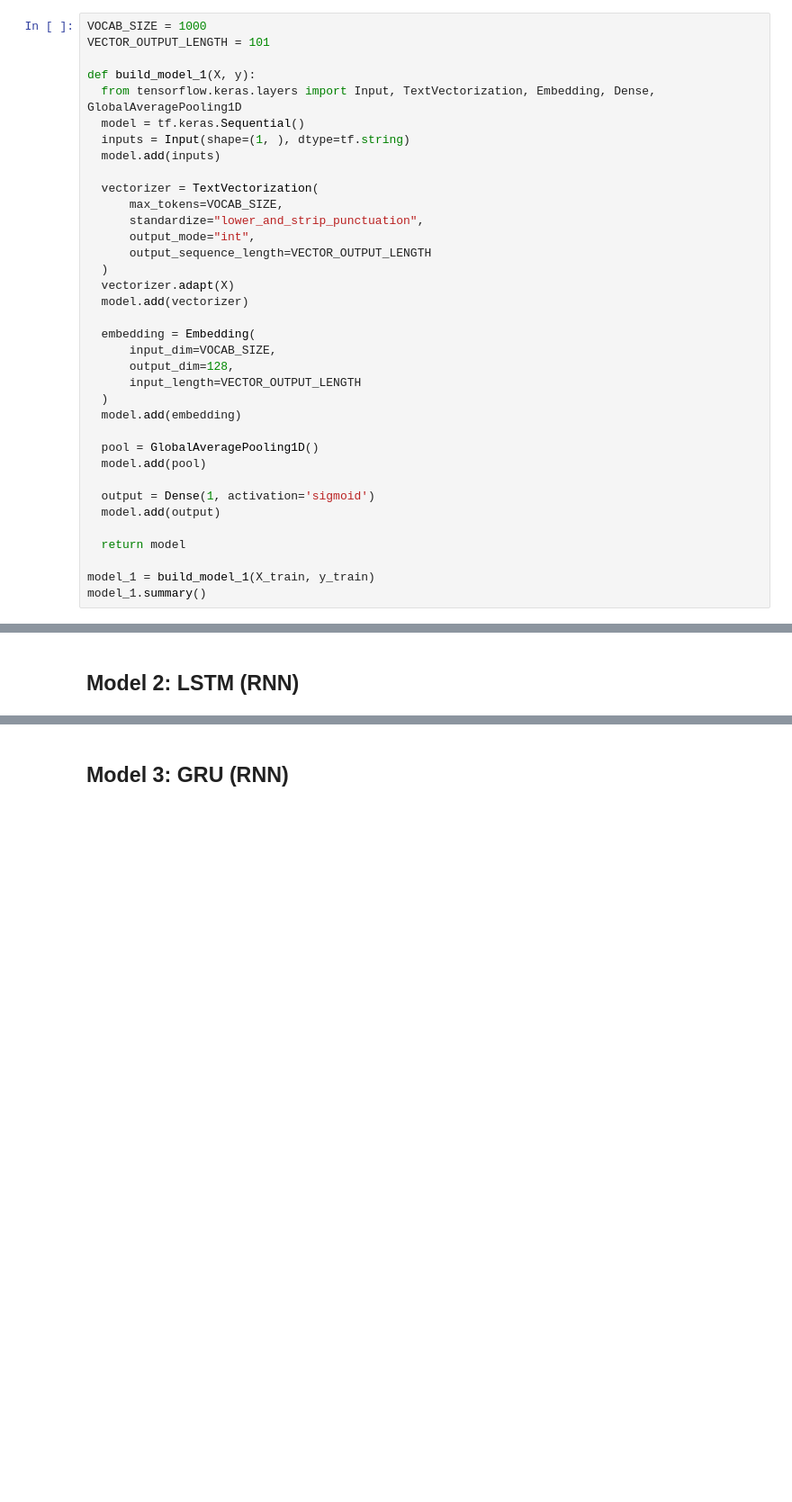
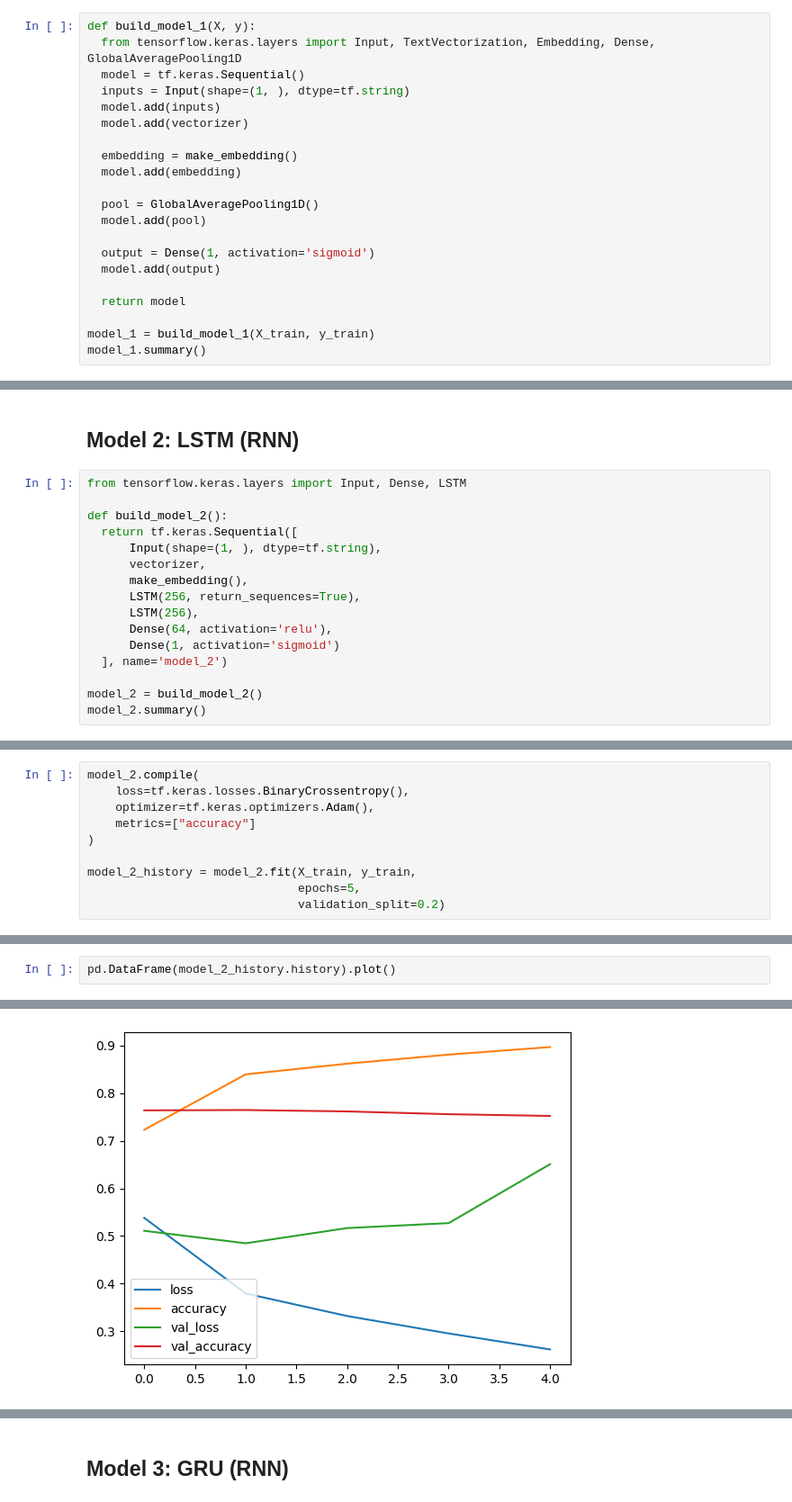
Before and after one commit to poolGolez/tf-playground, a Jupyter notebook: NLP_Fundamentals_Follow_Through.ipynb, the cells around one changed output, grey strips where cells are left out. Shown at 90% size. Drawn from its saved outputs; the diff is of its cells as text; blank space fills up the shorter version.

```diff
--- a/NLP_Fundamentals_Follow_Through.ipynb
+++ b/NLP_Fundamentals_Follow_Through.ipynb
@@ -276,29 +282,14 @@ score_predictions(y_val, model_0_preds)
 # %% [markdown]
 ## Model 1: Feed-forwared neural network
 # %%
-VOCAB_SIZE = 1000
-VECTOR_OUTPUT_LENGTH = 101
-
 def build_model_1(X, y):
   from tensorflow.keras.layers import Input, TextVectorization, Embedding, Dense, GlobalAveragePooling1D
   model = tf.keras.Sequential()
   inputs = Input(shape=(1, ), dtype=tf.string)
   model.add(inputs)
-
-  vectorizer = TextVectorization(
-      max_tokens=VOCAB_SIZE,
-      standardize="lower_and_strip_punctuation",
-      output_mode="int",
-      output_sequence_length=VECTOR_OUTPUT_LENGTH
-  )
-  vectorizer.adapt(X)
   model.add(vectorizer)
 
-  embedding = Embedding(
-      input_dim=VOCAB_SIZE,
-      output_dim=128,
-      input_length=VECTOR_OUTPUT_LENGTH
-  )
+  embedding = make_embedding()
   model.add(embedding)
 
   pool = GlobalAveragePooling1D()
@@ -403,2 +445,18 @@ score_predictions(y_val, model_1_preds)
 # %% [markdown]
 ## Model 2: LSTM (RNN)
+# %%
+from tensorflow.keras.layers import Input, Dense, LSTM
+
+def build_model_2():
+  return tf.keras.Sequential([
+      Input(shape=(1, ), dtype=tf.string),
+      vectorizer,
+      make_embedding(),
+      LSTM(256, return_sequences=True),
+      LSTM(256),
+      Dense(64, activation='relu'),
+      Dense(1, activation='sigmoid')
+  ], name='model_2')
+
+model_2 = build_model_2()
+model_2.summary()
@@ -404,0 +481,10 @@ score_predictions(y_val, model_1_preds)
+# %%
+model_2.compile(
+    loss=tf.keras.losses.BinaryCrossentropy(),
+    optimizer=tf.keras.optimizers.Adam(),
+    metrics=["accuracy"]
+)
+
+model_2_history = model_2.fit(X_train, y_train,
+                              epochs=5,
+                              validation_split=0.2)
@@ -404,0 +502,3 @@ score_predictions(y_val, model_1_preds)
+# %%
+pd.DataFrame(model_2_history.history).plot()
+# %% [output]
@@ -404,0 +506 @@ score_predictions(y_val, model_1_preds)
+[figure, added]
```
Also changed, not shown: parts of 34 cells of this notebook.
